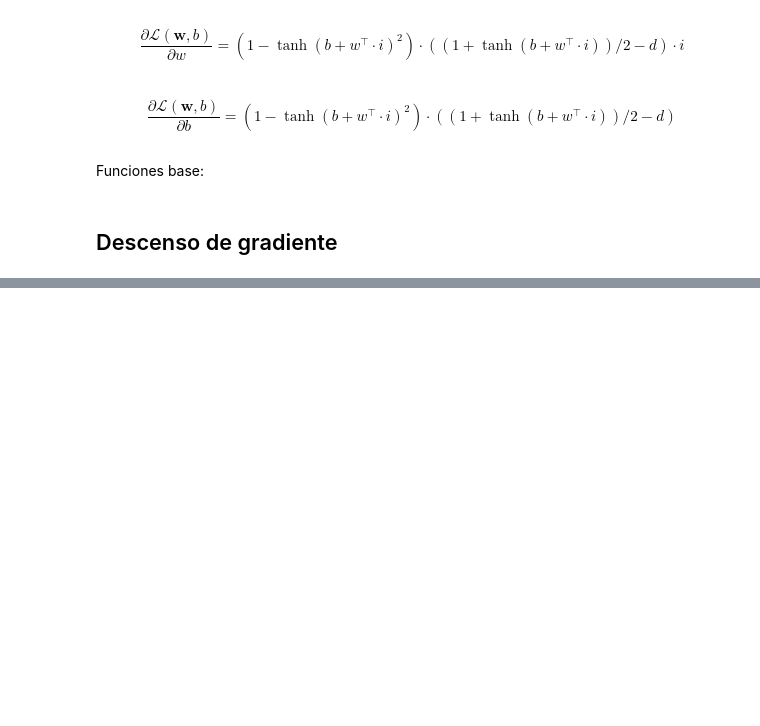
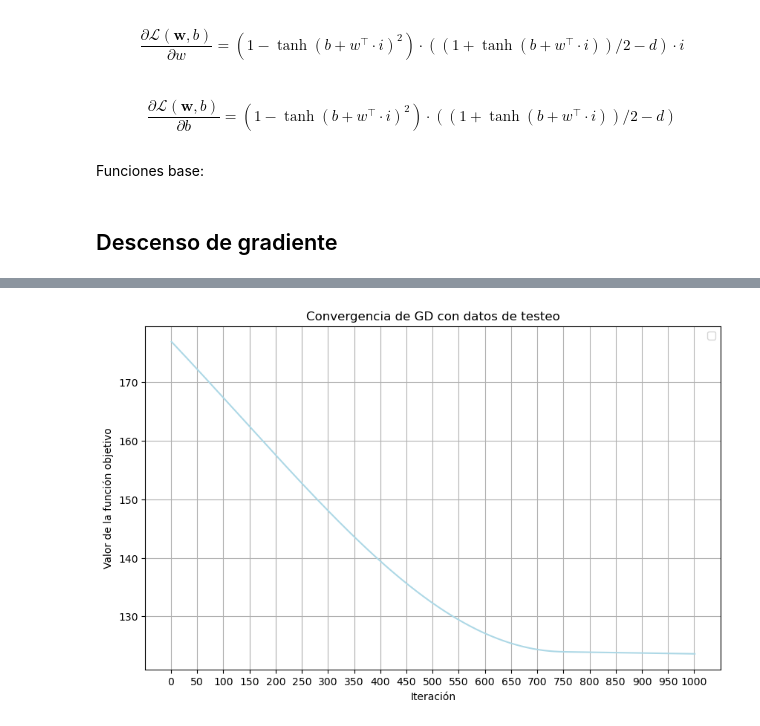
Before and after one commit to seremare9/TP2metodos, a Jupyter notebook: gd.ipynb, the cells around one changed output, grey strips where cells are left out. Drawn from its saved outputs; the diff is of its cells as text; code cells hidden in the pictures; blank space fills up the shorter version.

```diff
--- a/gd.ipynb
+++ b/gd.ipynb
@@ -403,0 +382,7 @@ plt.show()
+# %%
+w = np.random.uniform(-1, 1, (i_test.shape[1], 1)) * 0.01
+b = np.random.uniform(-1, 1) * 0.01
+alpha = 1e-7
+normalizar = False
+
+w_optimo, b_optimo, valores, acc = gradient_descent(w, b, i_test, d_test, alpha, normalizar)
@@ -403,0 +407,16 @@ plt.show()
+# %%
+plt.figure(figsize=(10, 6))
+
+plt.plot(np.arange(1, len(valores) + 1), valores, linestyle='-', color='lightblue')
+
+tick_interval = max(1, len(valores) // 20)
+plt.xticks(np.arange(0, len(valores) + 1, step=tick_interval))
+
+plt.xlabel('Iteración')
+plt.ylabel('Valor de la función objetivo')
+plt.title('Convergencia de GD con datos de testeo')
+plt.grid(True)
+plt.legend()
+plt.show()
+# %% [output]
+[figure, added]
```
Also changed, not shown: parts of 27 cells of this notebook.
